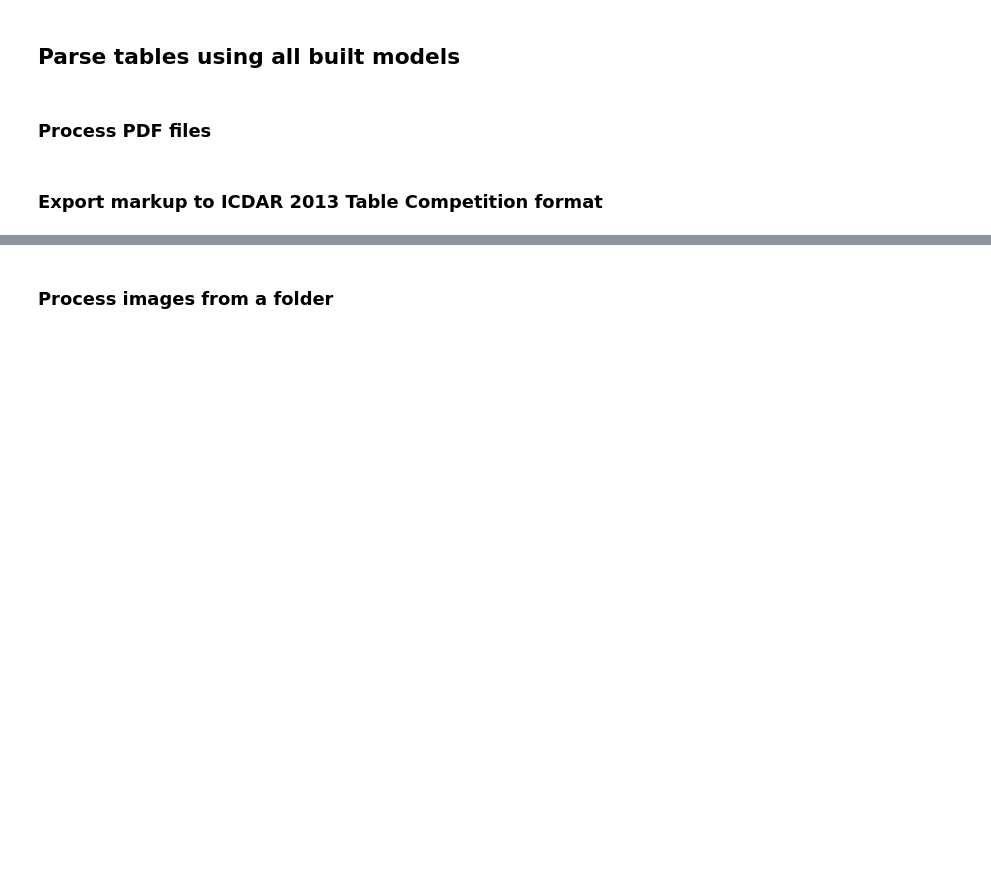
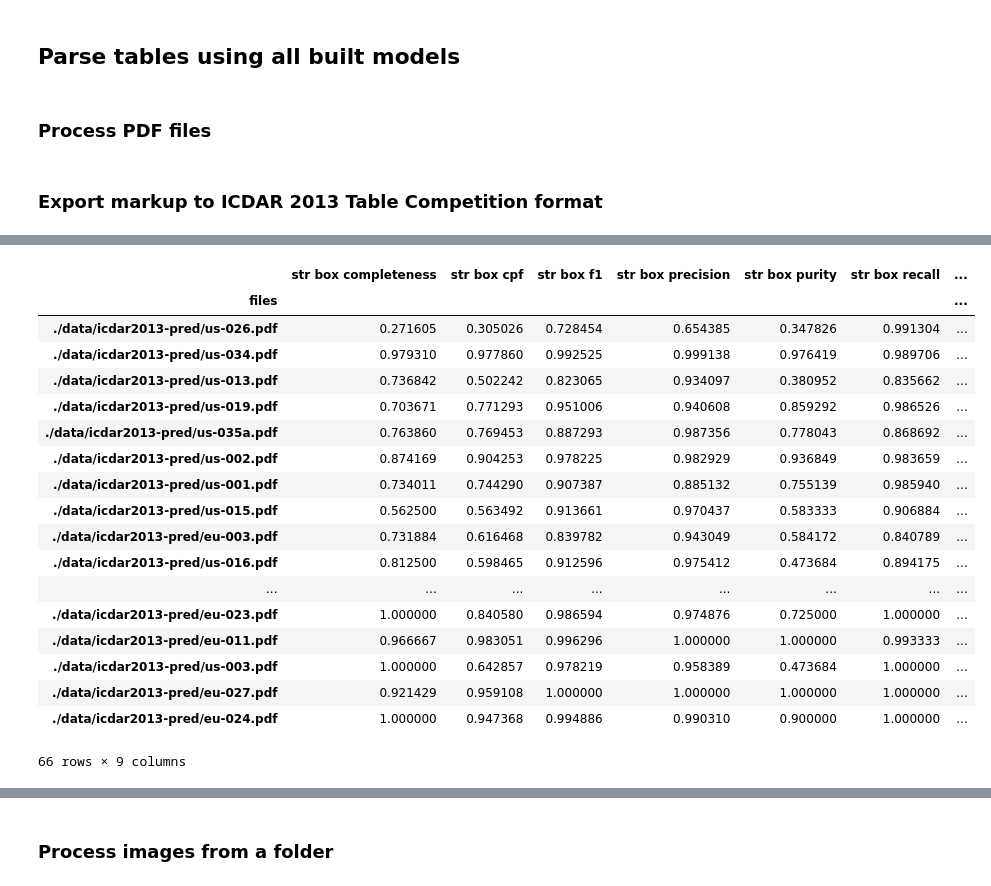
Before and after one commit to windj007/tablex-dataset, a Jupyter notebook: intra_cell_classification.ipynb, the cells around one changed output, grey strips where cells are left out. Saved outputs shown, nothing was run; the diff lists cells and outputs as text; code cells hidden in the pictures; blank space fills up the shorter version.

Commit message:
some latest experiments for icdar

```diff
--- a/intra_cell_classification.ipynb
+++ b/intra_cell_classification.ipynb
@@ -2285,0 +3157,24 @@ str_dtd('./data/icdar2013-pred/us-001-str-result.xml')
+# %%
+icdar_metrics = pandas.read_csv('./data/icdar2013_pred.csv',
+                                index_col=[0]).set_index('files').sort_values('str rel f1')
+icdar_metrics
+# %% [output]
+|  | str box completeness | str box cpf | str box f1 | str box precision | str box purity | str box recall | ... |
+| files |  |  |  |  |  |  | ... |
+| ./data/icdar2013-pred/us-026.pdf | 0.271605 | 0.305026 | 0.728454 | 0.654385 | 0.347826 | 0.991304 | ... |
+| ./data/icdar2013-pred/us-034.pdf | 0.979310 | 0.977860 | 0.992525 | 0.999138 | 0.976419 | 0.989706 | ... |
+| ./data/icdar2013-pred/us-013.pdf | 0.736842 | 0.502242 | 0.823065 | 0.934097 | 0.380952 | 0.835662 | ... |
+| ./data/icdar2013-pred/us-019.pdf | 0.703671 | 0.771293 | 0.951006 | 0.940608 | 0.859292 | 0.986526 | ... |
+| ./data/icdar2013-pred/us-035a.pdf | 0.763860 | 0.769453 | 0.887293 | 0.987356 | 0.778043 | 0.868692 | ... |
+| ./data/icdar2013-pred/us-002.pdf | 0.874169 | 0.904253 | 0.978225 | 0.982929 | 0.936849 | 0.983659 | ... |
+| ./data/icdar2013-pred/us-001.pdf | 0.734011 | 0.744290 | 0.907387 | 0.885132 | 0.755139 | 0.985940 | ... |
+| ./data/icdar2013-pred/us-015.pdf | 0.562500 | 0.563492 | 0.913661 | 0.970437 | 0.583333 | 0.906884 | ... |
+| ./data/icdar2013-pred/eu-003.pdf | 0.731884 | 0.616468 | 0.839782 | 0.943049 | 0.584172 | 0.840789 | ... |
+| ./data/icdar2013-pred/us-016.pdf | 0.812500 | 0.598465 | 0.912596 | 0.975412 | 0.473684 | 0.894175 | ... |
+| ... | ... | ... | ... | ... | ... | ... | ... |
+| ./data/icdar2013-pred/eu-023.pdf | 1.000000 | 0.840580 | 0.986594 | 0.974876 | 0.725000 | 1.000000 | ... |
+| ./data/icdar2013-pred/eu-011.pdf | 0.966667 | 0.983051 | 0.996296 | 1.000000 | 1.000000 | 0.993333 | ... |
+| ./data/icdar2013-pred/us-003.pdf | 1.000000 | 0.642857 | 0.978219 | 0.958389 | 0.473684 | 1.000000 | ... |
+| ./data/icdar2013-pred/eu-027.pdf | 0.921429 | 0.959108 | 1.000000 | 1.000000 | 1.000000 | 1.000000 | ... |
+| ./data/icdar2013-pred/eu-024.pdf | 1.000000 | 0.947368 | 0.994886 | 0.990310 | 0.900000 | 1.000000 | ... |
+66 rows × 9 columns
```
Also changed, not shown: parts of 64 cells of this notebook, 5 other files.
